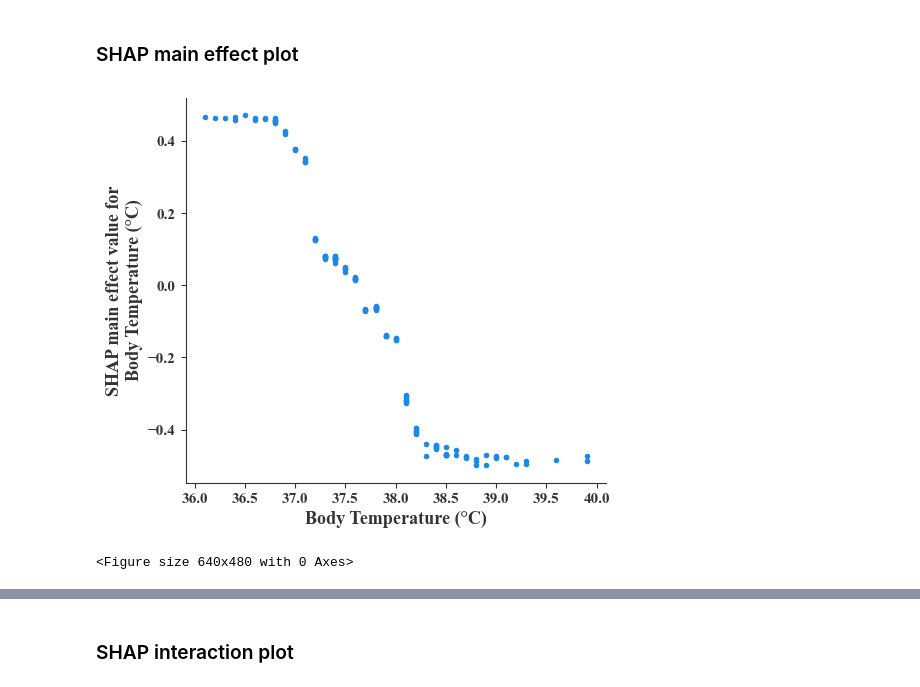
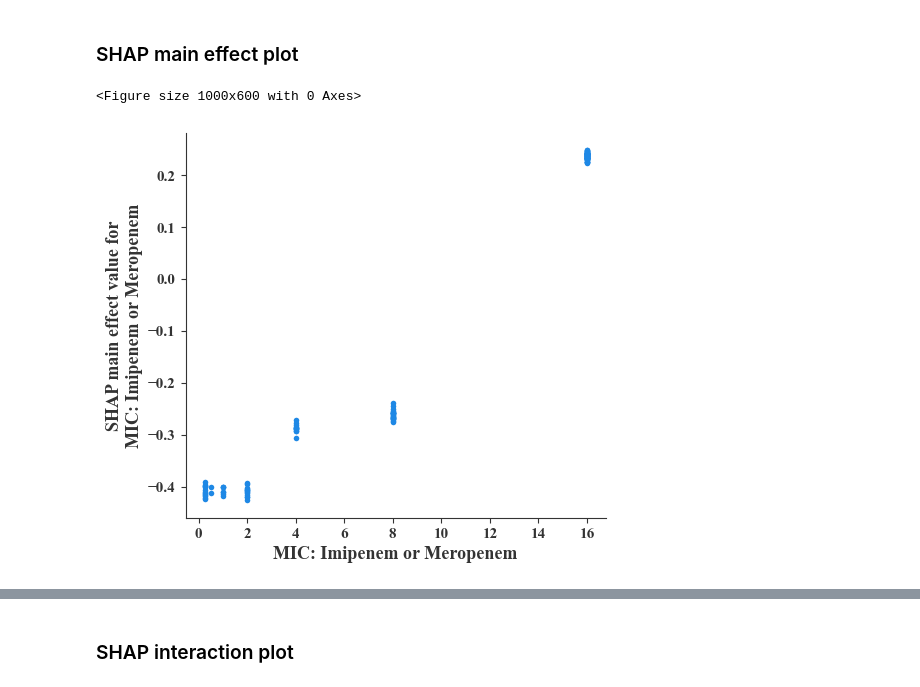
Before and after one commit to KibumJeon/CRE_BSI-score, a Jupyter notebook: Plots.ipynb, the cells around one changed output, grey strips where cells are left out. Cells and saved outputs as stored; diff of their text form; code cells hidden in the pictures.

```diff
--- a/Plots.ipynb
+++ b/Plots.ipynb
@@ -229,0 +336,10 @@ plt.show()
+# %%
+fore_data = pd.read_excel('/Users/kj/Library/CloudStorage/OneDrive-한림대학교/연구 및 과제/박사논문/'+model_name+'/fore_data.xlsx')
+shap_values = np.load('/Users/kj/Library/CloudStorage/OneDrive-한림대학교/연구 및 과제/박사논문/'+model_name+'/shap_values.npy')
+display_name = pd.read_excel('/Users/kj/Library/CloudStorage/OneDrive-한림대학교/연구 및 과제/박사논문/re30/feature_list_Display_name thesis 2.xlsx')
+display_col = []
+for col in fore_data.columns:
+    display_col.append(list(display_name.loc[display_name['Type_Short_Name']==col, 'Display_Name'])[0])
+col_dict = dict(zip(fore_data.columns, display_col))
+
+fore_data = fore_data.rename(columns=col_dict)
@@ -230,5 +389,18 @@ plt.show()
+# %%
+model_name = 're14'
+feature = 'MIC: IMP or MPM'
+# %%
+fore_data = pd.read_excel('/Users/kj/Library/CloudStorage/OneDrive-한림대학교/연구 및 과제/박사논문/'+model_name+'/fore_data.xlsx')
+shap_values = np.load('/Users/kj/Library/CloudStorage/OneDrive-한림대학교/연구 및 과제/박사논문/'+model_name+'/shap_values.npy')
+display_name = pd.read_excel('/Users/kj/Library/CloudStorage/OneDrive-한림대학교/연구 및 과제/박사논문/re30/feature_list_Display_name thesis 2.xlsx')
+display_col = []
+for col in fore_data.columns:
+    display_col.append(list(display_name.loc[display_name['Type_Short_Name']==col, 'Display_Name'])[0])
+col_dict = dict(zip(fore_data.columns, display_col))
+
+fore_data = fore_data.rename(columns=col_dict)
 # %% [markdown]
 ### SHAP main effect plot
 # %%
-model_name = 'thesis 2'
-feature = 'Highest Body Temperature'
+model_name = 're14'
+feature = 'MIC: IMP or MPM'
@@ -269,16 +407,20 @@ upper_bound = float(bounds[1])
 # %%
 fore_data = pd.read_excel('/Users/kj/Library/CloudStorage/OneDrive-한림대학교/연구 및 과제/박사논문/'+model_name+'/fore_data.xlsx')
 shap_inter_values = np.load('/Users/kj/Library/CloudStorage/OneDrive-한림대학교/연구 및 과제/박사논문/'+model_name+'/shap_interaction_values.npy')
-display_name = pd.read_excel('/Users/kj/Library/CloudStorage/OneDrive-한림대학교/연구 및 과제/박사논문/'+model_name+'/feature_list_Display_name thesis 2.xlsx')
+display_name = pd.read_excel('/Users/kj/Library/CloudStorage/OneDrive-한림대학교/연구 및 과제/박사논문/re30/feature_list_Display_name thesis 2.xlsx')
 display_col = []
 for col in fore_data.columns:
     display_col.append(list(display_name.loc[display_name['Type_Short_Name']==col, 'Display_Name'])[0])
 col_dict = dict(zip(fore_data.columns, display_col))
 
 fore_data = fore_data.rename(columns=col_dict)
+
+plt.figure(figsize=(10, 6))
 shap.dependence_plot((col_dict[feature], col_dict[feature]), shap_inter_values, fore_data, show=False, feature_names=display_col, interaction_index=None)
-plt.subplots_adjust(left=0.2, right=0.9)  # left와 right 값을 조정해보세요
-plt.savefig('/Users/kj/Library/CloudStorage/OneDrive-한림대학교/연구 및 과제/박사논문/'+model_name+'/shap main effect plot-'+feature+'.tiff', format='tiff', dpi=300)
+
+plt.subplots_adjust(left=0.2, right=0.9)
+plt.savefig('/Users/kj/Library/CloudStorage/OneDrive-한림대학교/연구 및 과제/박사논문/'+model_name+'/shap main effect plot-MIC.tiff', format='tiff', dpi=300)
 plt.show()
 # %% [output]
+<Figure size 1000x600 with 0 Axes>
-[figure, old version]
+[figure, new version]
@@ -289,6 +426,0 @@ plt.axvspan(lower_bound, upper_bound, color='#78e08f', alpha=0.2, lw=0)
-# %%
-plt.subplots_adjust(left=0.2, right=0.9)  # left와 right 값을 조정해보세요
-plt.savefig('/Users/kj/Library/CloudStorage/OneDrive-한림대학교/연구 및 과제/박사논문/'+model_name+'/shap main effect plot-'+feature+'.tiff', format='tiff', dpi=300)
-plt.show()
-# %% [output]
-<Figure size 640x480 with 0 Axes>
```
Also changed, not shown: parts of 40 cells of this notebook, 8 other files.
